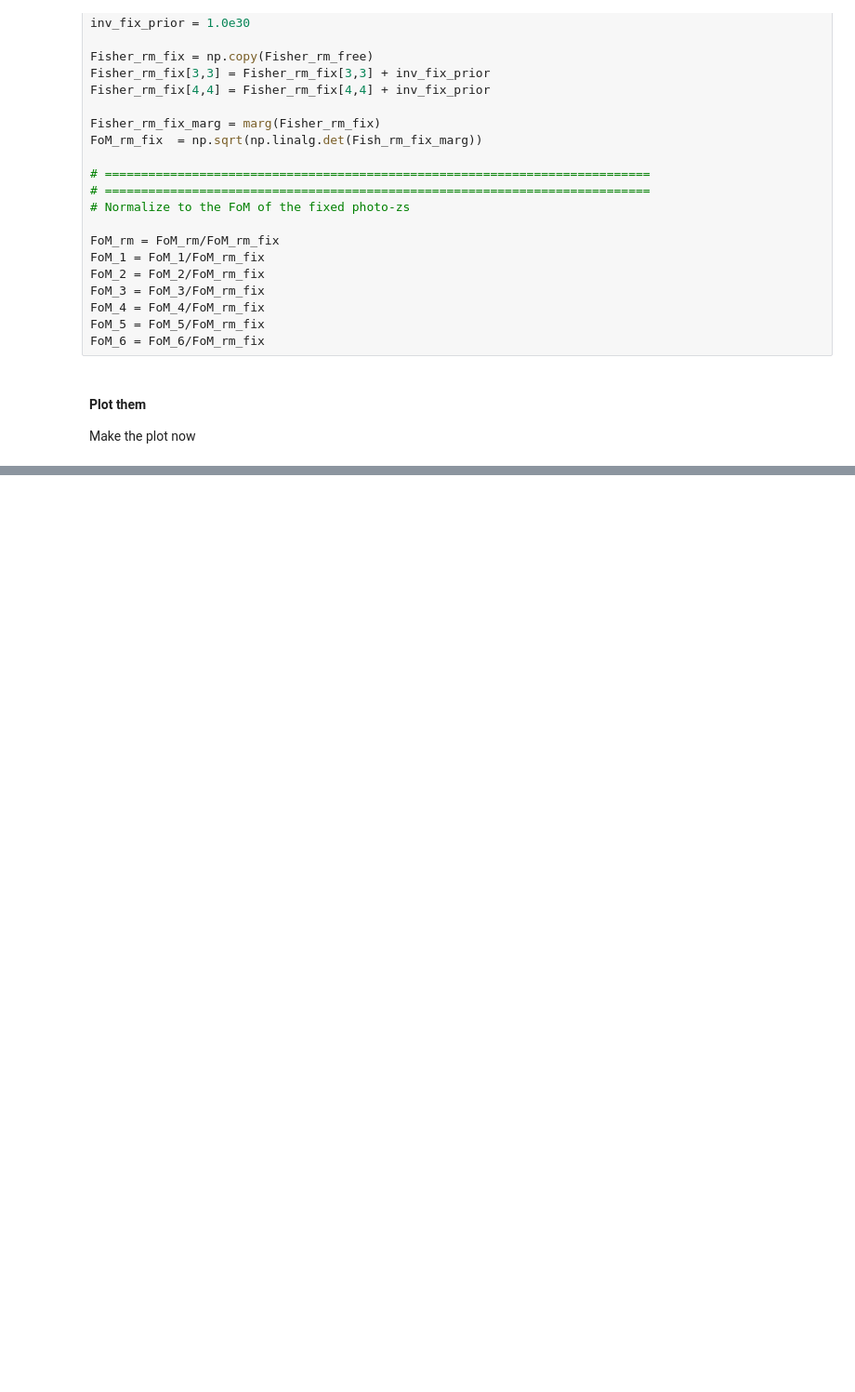
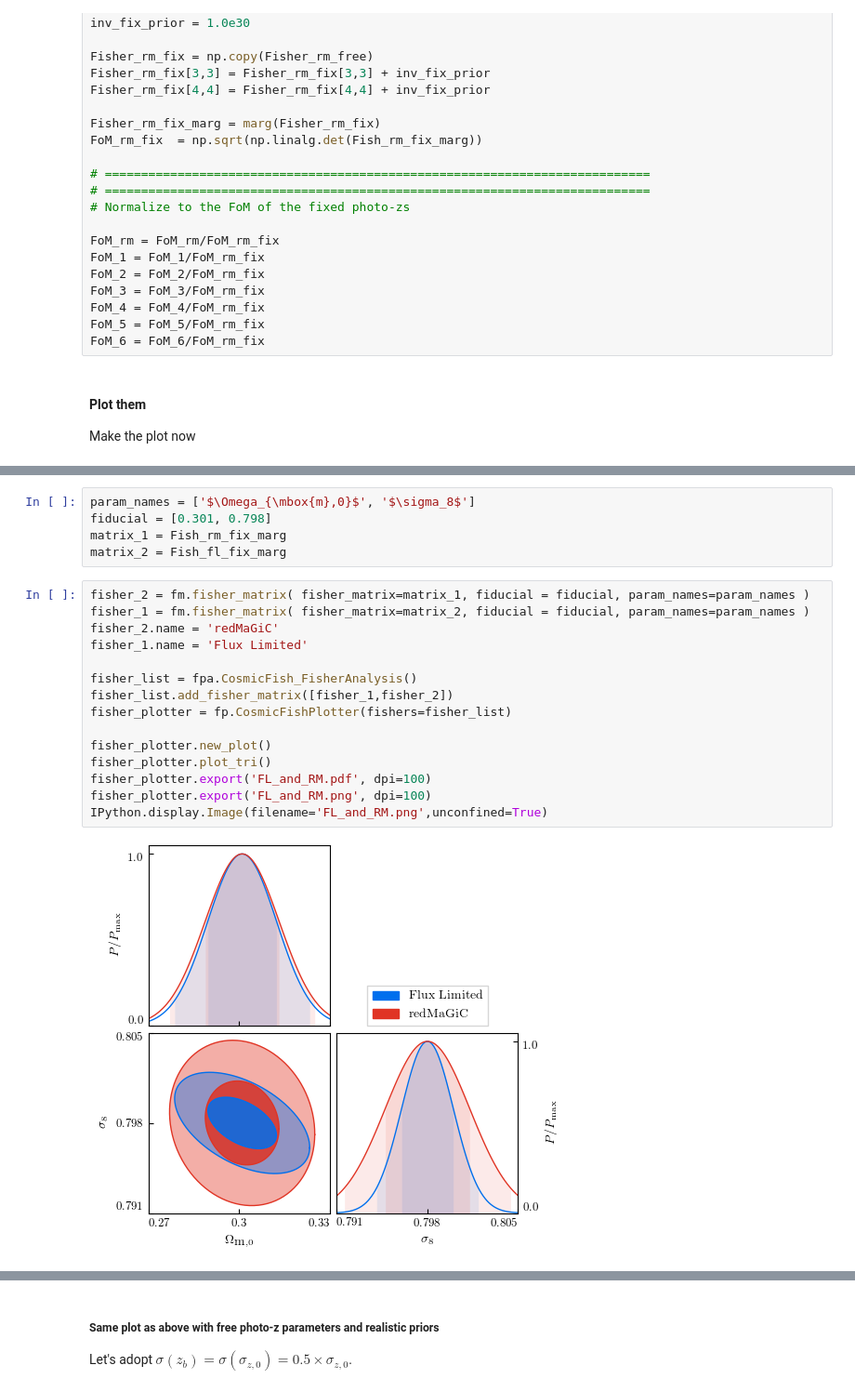
Before and after one commit to dtanoglidis/Photo_z_samples, a Jupyter notebook: Single Redshift Bin.ipynb, the cells around one changed output, grey strips where cells are left out. Shown at 93% size. Cells and saved outputs as stored; diff of their text form; blank space fills up the shorter version.

```diff
--- a/Single Redshift Bin.ipynb
+++ b/Single Redshift Bin.ipynb
@@ -1730,0 +1771,22 @@ plt.show()
+# %%
+param_names = ['$\Omega_{\mbox{m},0}$', '$\sigma_8$']
+fiducial = [0.301, 0.798]
+matrix_1 = Fish_rm_fix_marg
+matrix_2 = Fish_fl_fix_marg
+# %%
+fisher_2 = fm.fisher_matrix( fisher_matrix=matrix_1, fiducial = fiducial, param_names=param_names )
+fisher_1 = fm.fisher_matrix( fisher_matrix=matrix_2, fiducial = fiducial, param_names=param_names )
+fisher_2.name = 'redMaGiC'
+fisher_1.name = 'Flux Limited'
+
+fisher_list = fpa.CosmicFish_FisherAnalysis()
+fisher_list.add_fisher_matrix([fisher_1,fisher_2])
+fisher_plotter = fp.CosmicFishPlotter(fishers=fisher_list)
+
+fisher_plotter.new_plot()
+fisher_plotter.plot_tri()
+fisher_plotter.export('FL_and_RM.pdf', dpi=100)
+fisher_plotter.export('FL_and_RM.png', dpi=100)
+IPython.display.Image(filename='FL_and_RM.png',unconfined=True)
+# %% [output]
+[figure, added]
@@ -1730,0 +1794,4 @@ plt.show()
+# %% [markdown]
+##### Same plot as above with free photo-z parameters and realistic priors
+
+Let's adopt $\sigma(z_b) = \sigma(\sigma_{z,0}) = 0.5 \times \sigma_{z,0}$.
```
Also changed, not shown: parts of 8 cells of this notebook.
